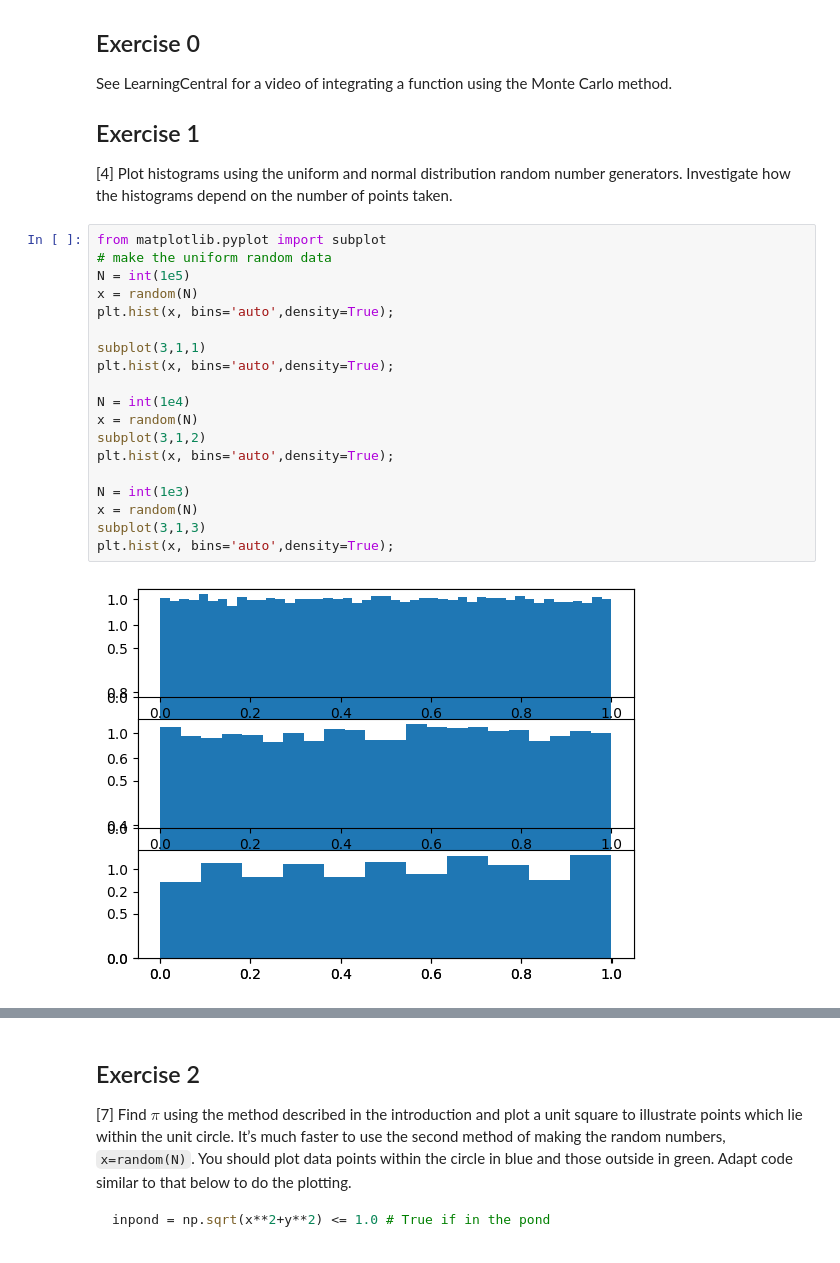
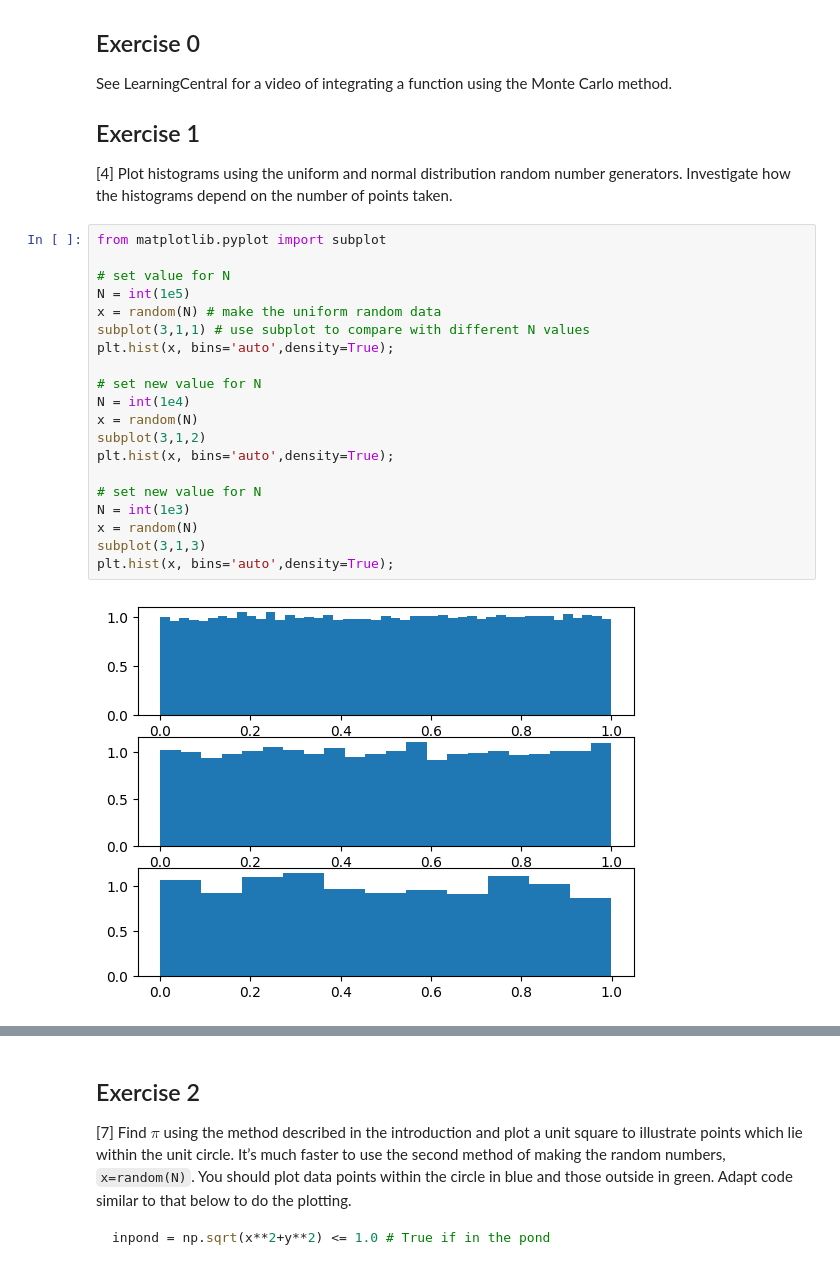
Before and after one commit to PX2145-2025/week-6-b-Finlay-Hall, a Jupyter notebook: Monte_Carlo.ipynb, the cells around one changed output, grey strips where cells are left out. Saved outputs shown, nothing was run; the diff lists cells and outputs as text.

```diff
--- a/Monte_Carlo.ipynb
+++ b/Monte_Carlo.ipynb
@@ -184,23 +184,24 @@ See LearningCentral for a video of integrating a function using the Monte Carlo
 taken.
 # %%
 from matplotlib.pyplot import subplot
-# make the uniform random data
+
+# set value for N
 N = int(1e5)
-x = random(N)
+x = random(N) # make the uniform random data
+subplot(3,1,1) # use subplot to compare with different N values
 plt.hist(x, bins='auto',density=True);
 
-subplot(3,1,1)
-plt.hist(x, bins='auto',density=True);
-
+# set new value for N
 N = int(1e4)
 x = random(N)
 subplot(3,1,2)
 plt.hist(x, bins='auto',density=True);
 
+# set new value for N
 N = int(1e3)
 x = random(N)
 subplot(3,1,3)
 plt.hist(x, bins='auto',density=True);
 # %% [output]
-[figure, old version]
+[figure, new version]
 # %%
```
Also changed, not shown: parts of 3 cells of this notebook.
